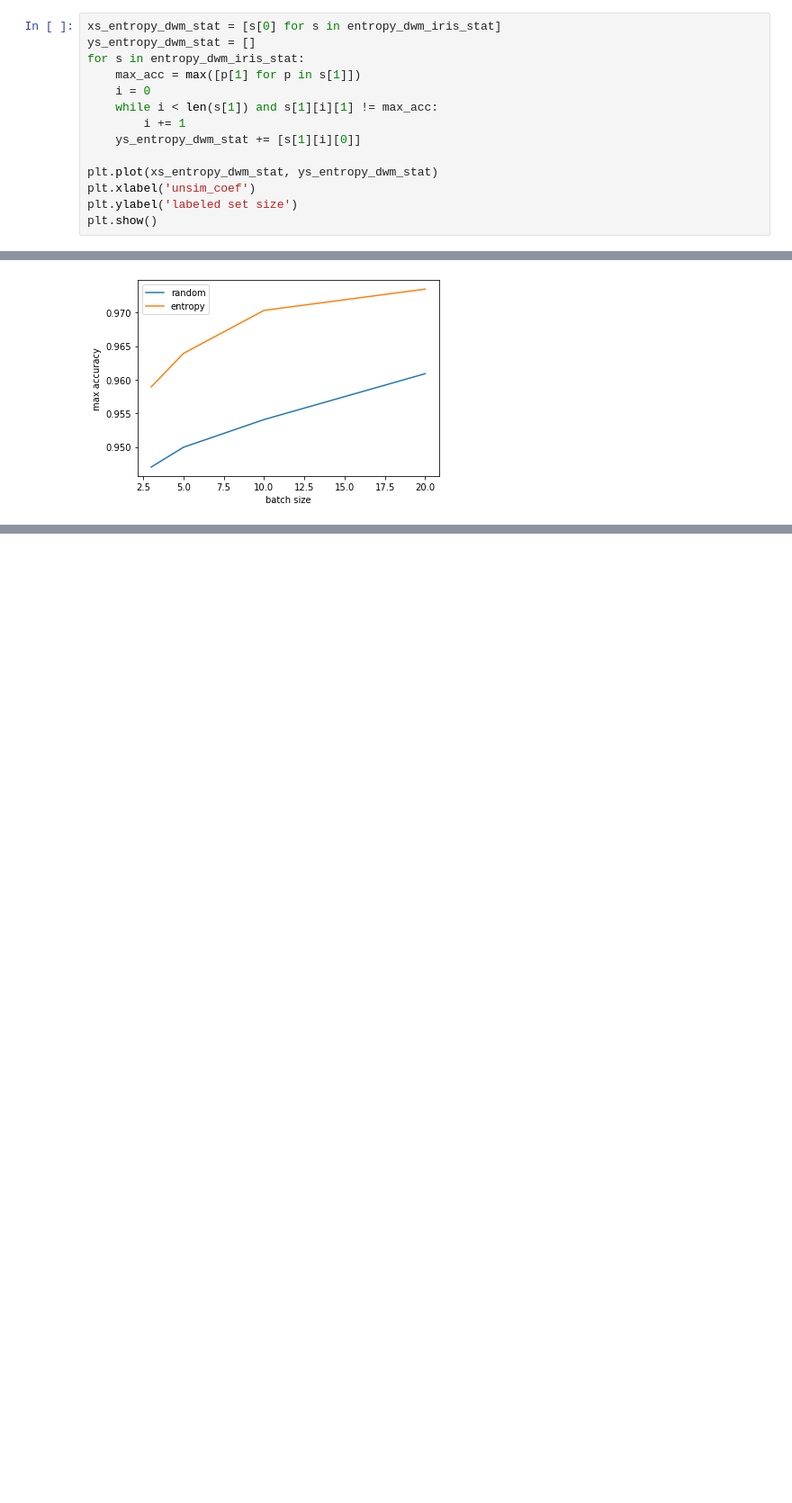
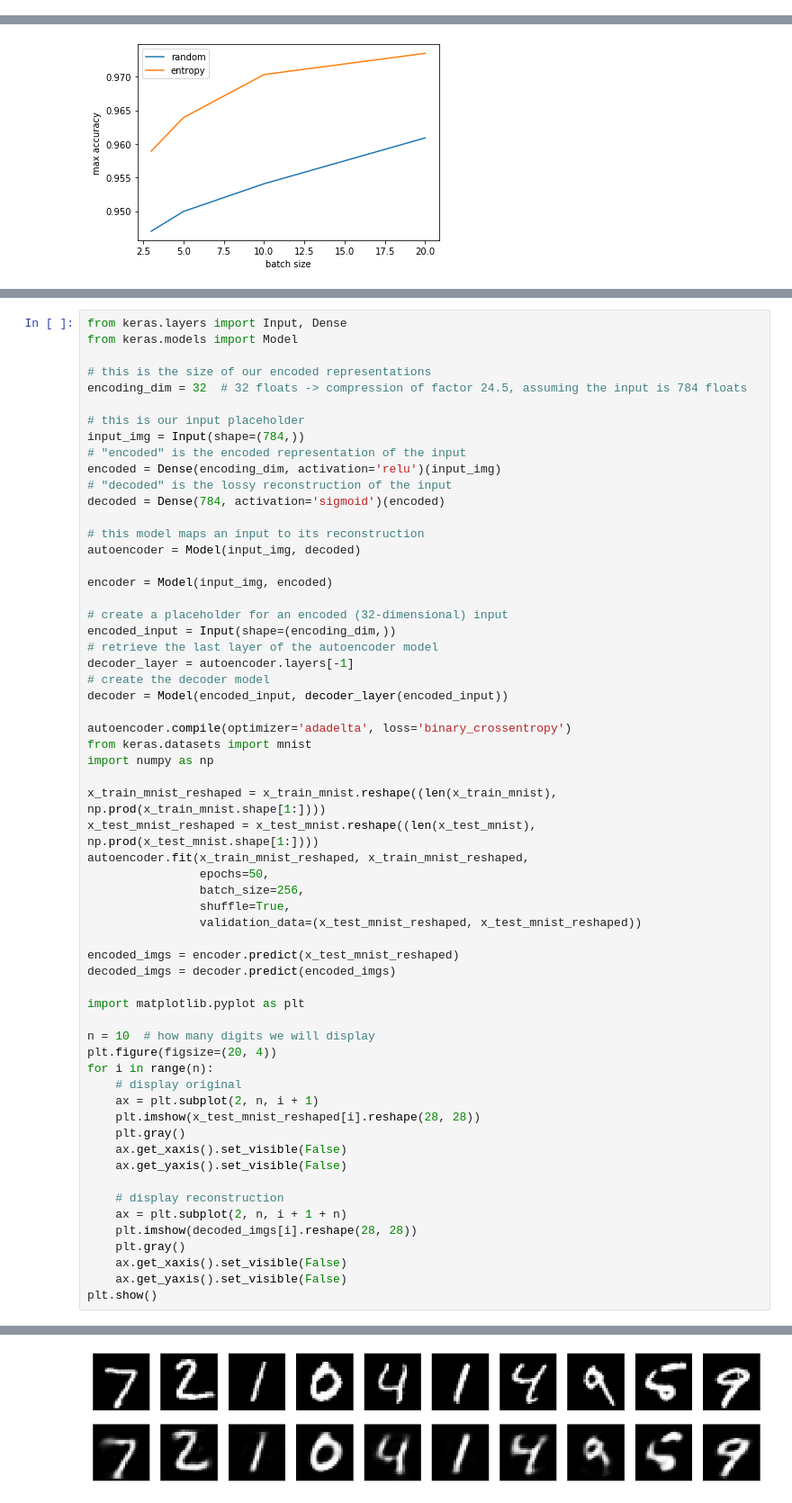
Before and after one commit to nibydlo/Thesis, a Jupyter notebook: first_impl/UncertaintyAL.ipynb, the cells around one changed output, grey strips where cells are left out. Shown at 90% size. Drawn from its saved outputs; the diff is of its cells as text; blank space fills up the shorter version.

```diff
--- a/first_impl/UncertaintyAL.ipynb
+++ b/first_impl/UncertaintyAL.ipynb
@@ -526,14 +422,0 @@ for i in range(1, 100, 5):
-# %%
-xs_entropy_dwm_stat = [s[0] for s in entropy_dwm_iris_stat]
-ys_entropy_dwm_stat = []
-for s in entropy_dwm_iris_stat:
-    max_acc = max([p[1] for p in s[1]])
-    i = 0
-    while i < len(s[1]) and s[1][i][1] != max_acc:
-        i += 1
-    ys_entropy_dwm_stat += [s[1][i][0]]
-
-plt.plot(xs_entropy_dwm_stat, ys_entropy_dwm_stat)
-plt.xlabel('unsim_coef')
-plt.ylabel('labeled set size')
-plt.show()
@@ -705,0 +563,61 @@ plt.show()
+# %%
+from keras.layers import Input, Dense
+from keras.models import Model
+
+# this is the size of our encoded representations
+encoding_dim = 32  # 32 floats -> compression of factor 24.5, assuming the input is 784 floats
+
+# this is our input placeholder
+input_img = Input(shape=(784,))
+# "encoded" is the encoded representation of the input
+encoded = Dense(encoding_dim, activation='relu')(input_img)
+# "decoded" is the lossy reconstruction of the input
+decoded = Dense(784, activation='sigmoid')(encoded)
+
+# this model maps an input to its reconstruction
+autoencoder = Model(input_img, decoded)
+
+encoder = Model(input_img, encoded)
+
+# create a placeholder for an encoded (32-dimensional) input
+encoded_input = Input(shape=(encoding_dim,))
+# retrieve the last layer of the autoencoder model
+decoder_layer = autoencoder.layers[-1]
+# create the decoder model
+decoder = Model(encoded_input, decoder_layer(encoded_input))
+
+autoencoder.compile(optimizer='adadelta', loss='binary_crossentropy')
+from keras.datasets import mnist
+import numpy as np
+
+x_train_mnist_reshaped = x_train_mnist.reshape((len(x_train_mnist), np.prod(x_train_mnist.shape[1:])))
+x_test_mnist_reshaped = x_test_mnist.reshape((len(x_test_mnist), np.prod(x_test_mnist.shape[1:])))
+autoencoder.fit(x_train_mnist_reshaped, x_train_mnist_reshaped,
+                epochs=50,
+                batch_size=256,
+                shuffle=True,
+                validation_data=(x_test_mnist_reshaped, x_test_mnist_reshaped))
+
+encoded_imgs = encoder.predict(x_test_mnist_reshaped)
+decoded_imgs = decoder.predict(encoded_imgs)
+
+import matplotlib.pyplot as plt
+
+n = 10  # how many digits we will display
+plt.figure(figsize=(20, 4))
+for i in range(n):
+    # display original
+    ax = plt.subplot(2, n, i + 1)
+    plt.imshow(x_test_mnist_reshaped[i].reshape(28, 28))
+    plt.gray()
+    ax.get_xaxis().set_visible(False)
+    ax.get_yaxis().set_visible(False)
+
+    # display reconstruction
+    ax = plt.subplot(2, n, i + 1 + n)
+    plt.imshow(decoded_imgs[i].reshape(28, 28))
+    plt.gray()
+    ax.get_xaxis().set_visible(False)
+    ax.get_yaxis().set_visible(False)
+plt.show()
+# %% [output]
@@ -705,0 +641 @@ plt.show()
+[figure, added]
```
Also changed, not shown: parts of 33 cells of this notebook.
